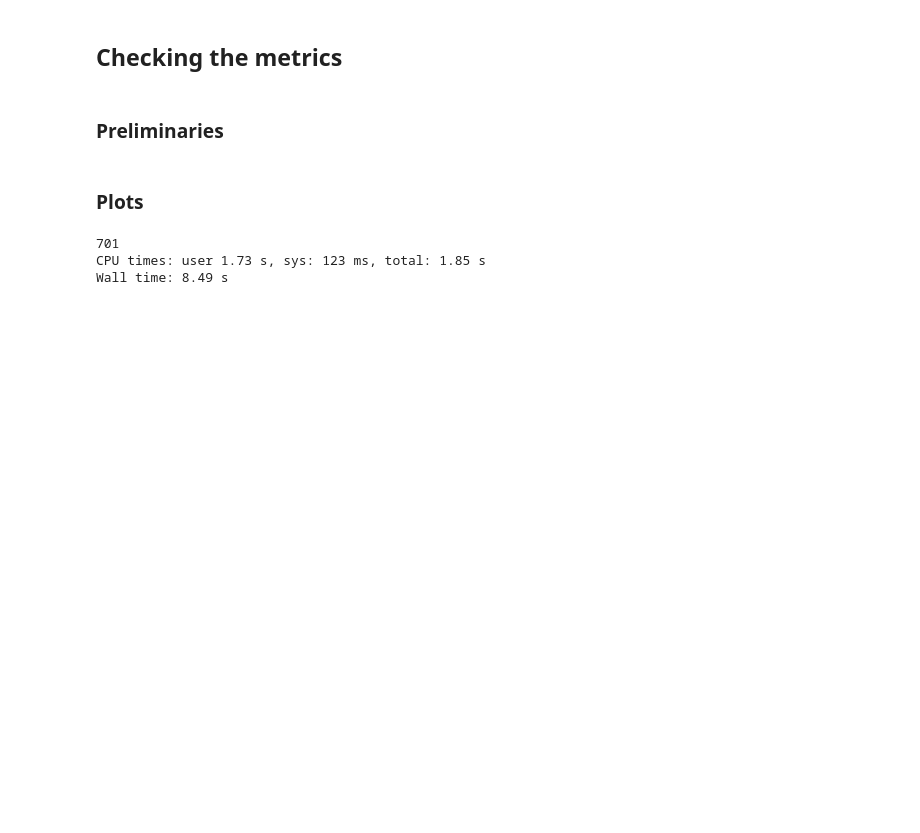
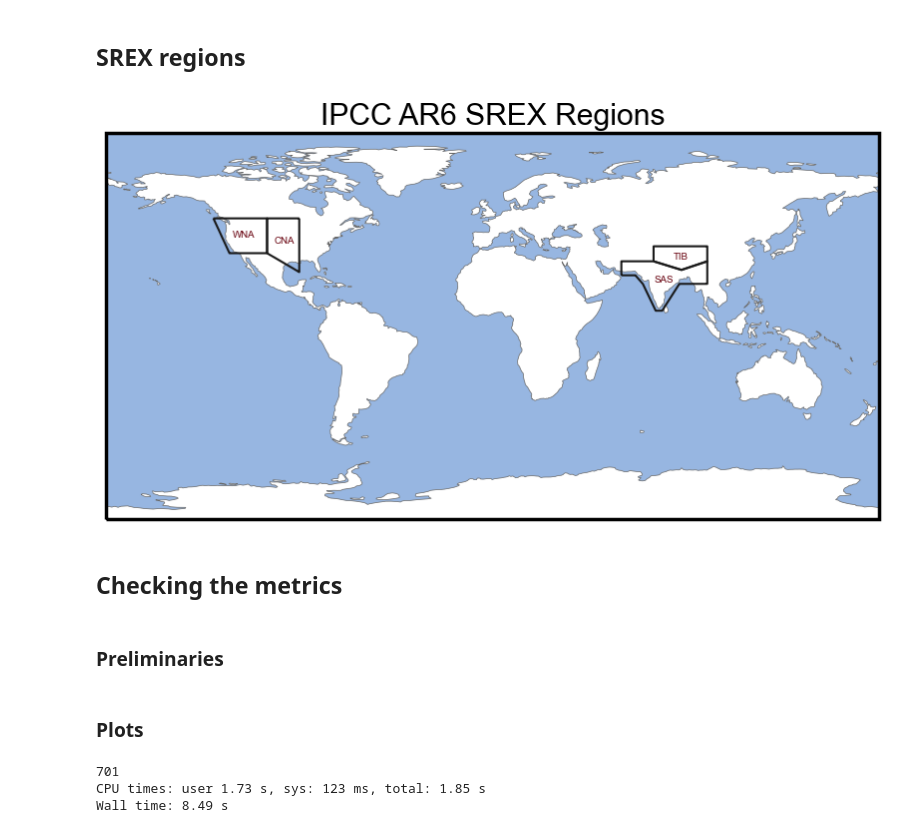
Before and after one commit to david0811/lafferty-sriver_2023_npjCliAtm, a Jupyter notebook: code/06b_supplementary_plots.ipynb, the cells around one changed output. Saved outputs shown, nothing was run; the diff lists cells and outputs as text; code cells hidden in the pictures; blank space fills up the shorter version.

Commit message:
more plots

```diff
--- a/code/06b_supplementary_plots.ipynb
+++ b/code/06b_supplementary_plots.ipynb
@@ -15,6 +15,29 @@ plt.rcParams["axes.linewidth"] = 2.50
 
 import cartopy.crs as ccrs
 import regionmask
+# %% [markdown]
+## SREX regions
+# %%
+text_kws = dict(color="#67000d", fontsize=7, bbox=dict(pad=0.2, color="w"))
+
+regions = ['WNA', 'CNA', 'SAS', 'TIB']
+
+# Figure
+fig, ax = plt.subplots(nrows=1, ncols=1, figsize=(10,6),
+                        subplot_kw=dict(projection=ccrs.PlateCarree()))
+
+regionmask.defined_regions.ar6.land['WNA', 'CNA', 'SAS', 'TIB'].plot(
+    text_kws=text_kws,
+    add_ocean=True,
+    label='abbrev',
+    ax=ax
+)
+
+ax.set_global()
+ax.set_title('IPCC AR6 SREX Regions')
+plt.savefig('../figs/supplementary/SREX_example.png', dpi=600)
+# %% [output]
+[figure, added]
 # %% [markdown]
 ## Checking the metrics
 # %% [markdown]
```
Also changed, not shown: parts of 4 cells of this notebook, 1 other file.
